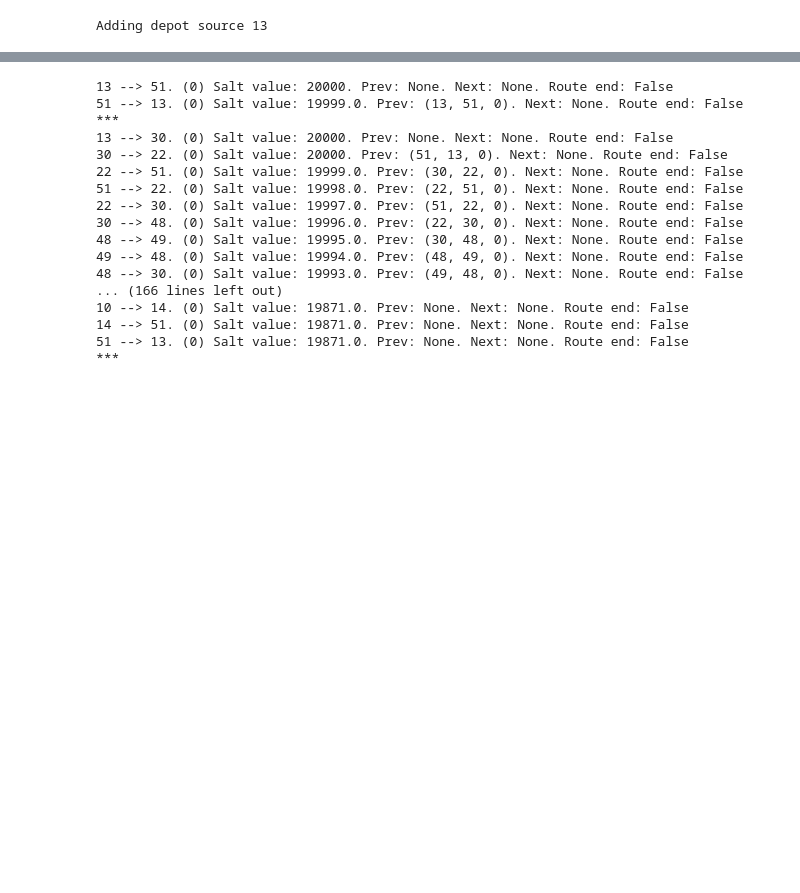
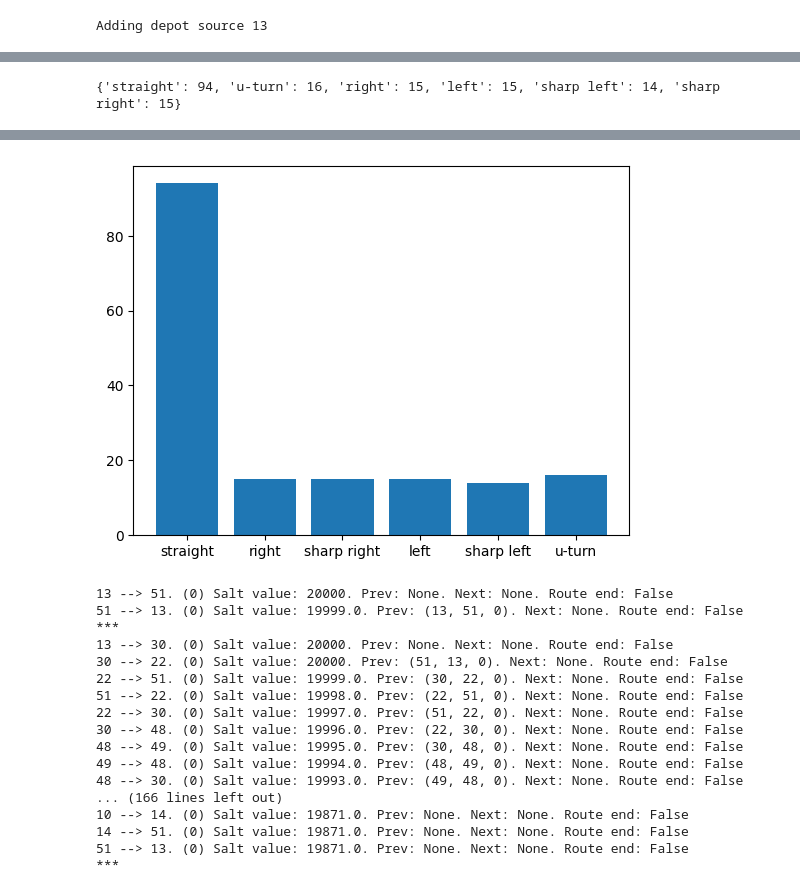
Before and after one commit to Ian1528/Snowplow-Routing-Middleton, a Jupyter notebook: Snowplow_Routing_Middleton/testing/toy_testing.ipynb, the cells around one changed output, grey strips where cells are left out. Cells and saved outputs as stored; diff of their text form; code cells hidden in the pictures; blank space fills up the shorter version.

```diff
--- a/Snowplow_Routing_Middleton/testing/toy_testing.ipynb
+++ b/Snowplow_Routing_Middleton/testing/toy_testing.ipynb
@@ -62,0 +124,8 @@ r, rreq = construction.route_generation(G, sp, DEPOT)
+# %%
+full_routes = create_full_routes_with_returns(G, sp, rreq, DEPOT)
+counts, x_axis, y_axis = turn_direction_count(G_DUAL, full_routes)
+print(counts)
+plt.bar(x_axis, y_axis)
+plotting.plot_moving_routes_folium(G, full_routes, label_color="green", path_color="green", m=None)
+# %% [output]
+{'straight': 94, 'u-turn': 16, 'right': 15, 'left': 15, 'sharp left': 14, 'sharp right': 15}
@@ -63,3 +133,4 @@ r, rreq = construction.route_generation(G, sp, DEPOT)
+[figure, added]
 # %%
 for route in r:
     for routestep in route:
```
Also changed, not shown: parts of 7 cells of this notebook, 4 other files.
